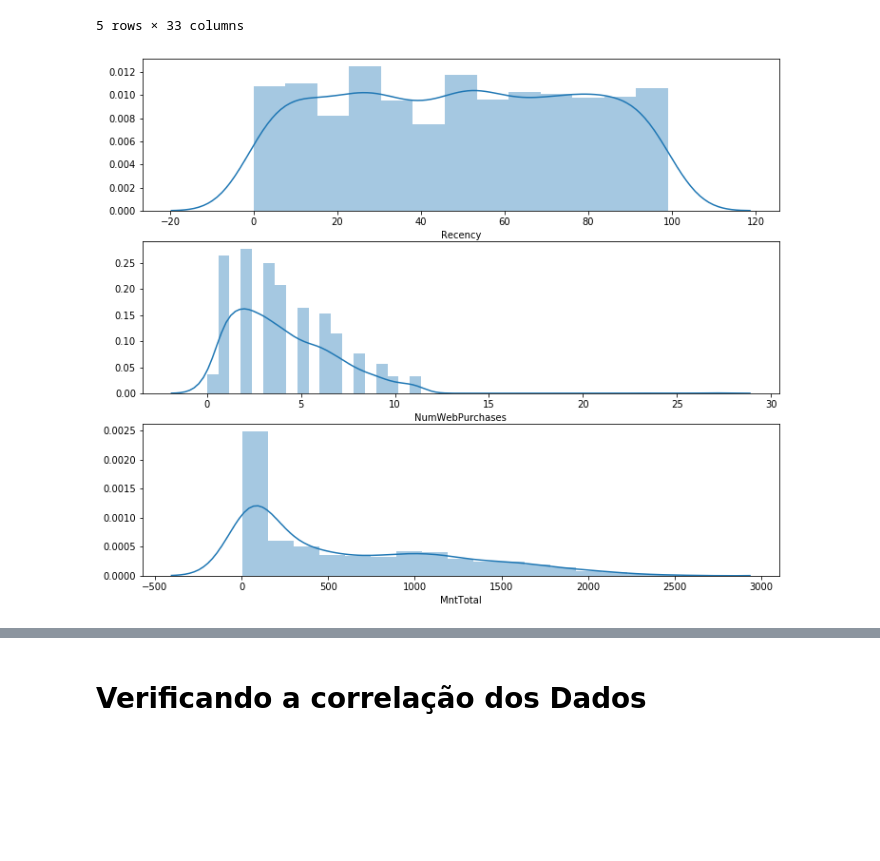
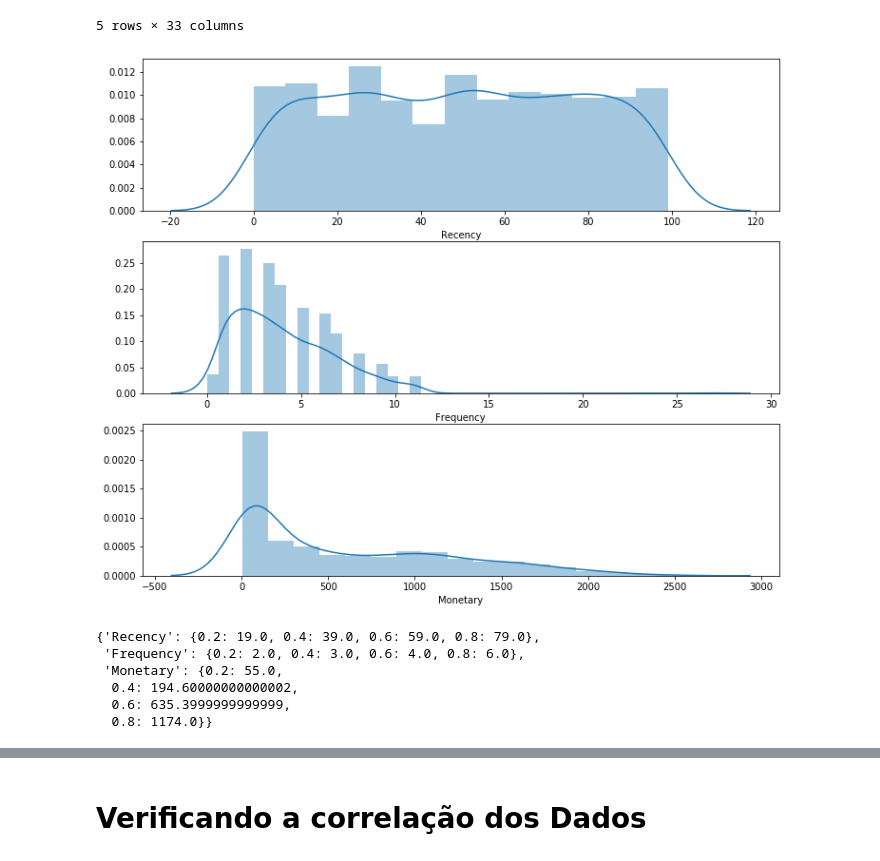
Before and after one commit to charlessodre/charles_estudo_vendas_cliente, a Jupyter notebook: estudo_vendas_cliente.ipynb, the cells around one changed output, grey strips where cells are left out. Drawn from its saved outputs; the diff is of its cells as text; code cells hidden in the pictures; blank space fills up the shorter version.

```diff
--- a/estudo_vendas_cliente.ipynb
+++ b/estudo_vendas_cliente.ipynb
@@ -306,12 +306,19 @@ df_full.head()
 | 3 | 6182 | 1984 | Graduation | Together | 26646.0 | 1 | 0 | 2014-02-10 | 26 | ... |
 | 4 | 5324 | 1981 | PhD | Married | 58293.0 | 1 | 0 | 2014-01-19 | 94 | ... |
 5 rows × 33 columns
+# %%
+# Cria o dataframe RFM - Recência (R), Frequência (F), Monetaridade (M).
+df_RFM = pd.DataFrame()
+df_RFM ['ID']  = df_full['ID']
+df_RFM ['Recency']  = df_full['Recency']
+df_RFM ['Frequency']= df_full['NumWebPurchases']
+df_RFM ['Monetary'] = df_full['MntTotal']
 # %%
 #  Distribuição RFM - Recência (R), Frequência (F), Monetaridade (M).
 plt.figure(figsize=(12,10))
-plt.subplot(3, 1, 1); sns.distplot(df_full['Recency'])
-plt.subplot(3, 1, 2); sns.distplot(df_full['NumWebPurchases'])
-plt.subplot(3, 1, 3); sns.distplot(df_full['MntTotal'])
+plt.subplot(3, 1, 1); sns.distplot(df_RFM['Recency'])
+plt.subplot(3, 1, 2); sns.distplot(df_RFM['Frequency'])
+plt.subplot(3, 1, 3); sns.distplot(df_RFM['Monetary'])
 plt.show()
 # %% [output]
-[figure, old version]
+[figure, new version]
@@ -328,0 +327,11 @@ rfm.head()
+# %%
+# Criando os quintis onde cada um contém 20% da população.
+quintis = df_RFM[['Recency', 'Frequency', 'Monetary']].quantile([.2, .4, .6, .8]).to_dict()
+quintis
+# %% [output]
+{'Recency': {0.2: 19.0, 0.4: 39.0, 0.6: 59.0, 0.8: 79.0},
+ 'Frequency': {0.2: 2.0, 0.4: 3.0, 0.6: 4.0, 0.8: 6.0},
+ 'Monetary': {0.2: 55.0,
+  0.4: 194.60000000000002,
+  0.6: 635.3999999999999,
+  0.8: 1174.0}}
```
Also changed, not shown: parts of 16 cells of this notebook, 1 other file.
